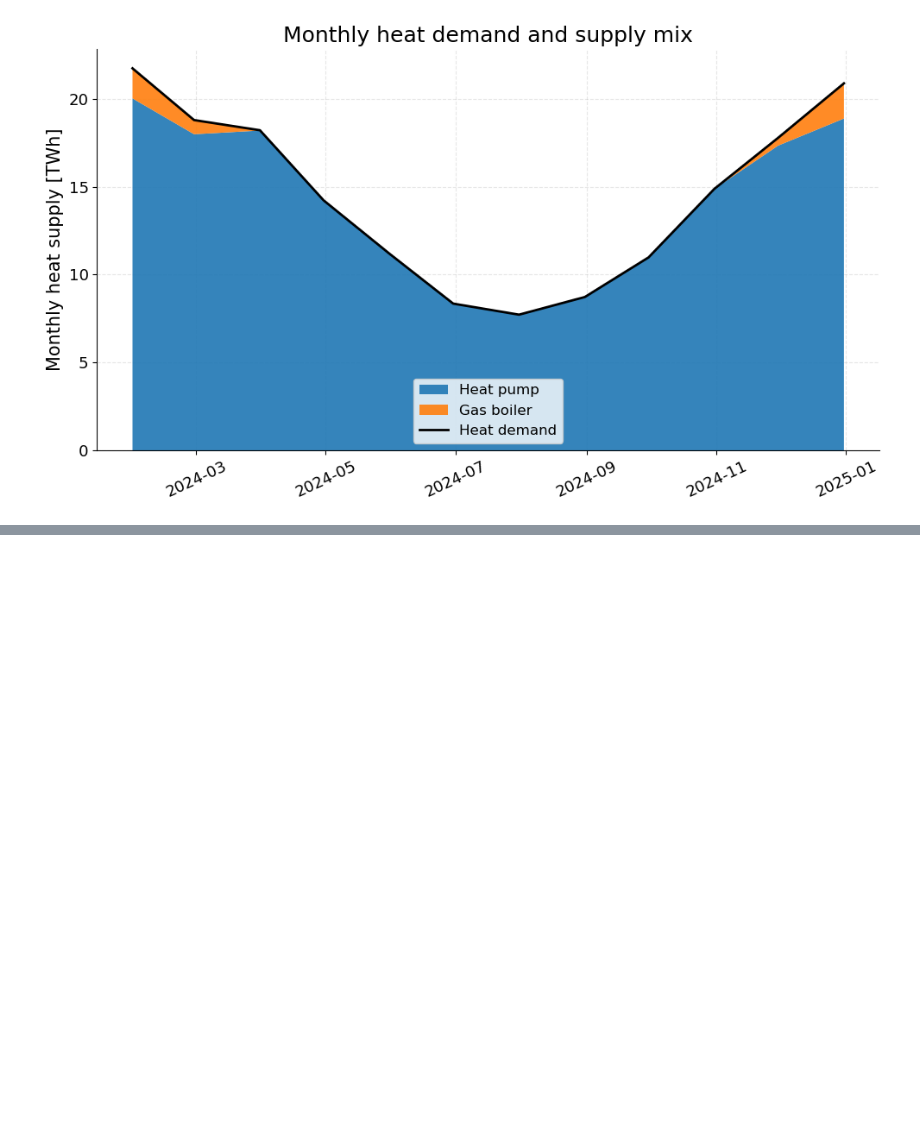
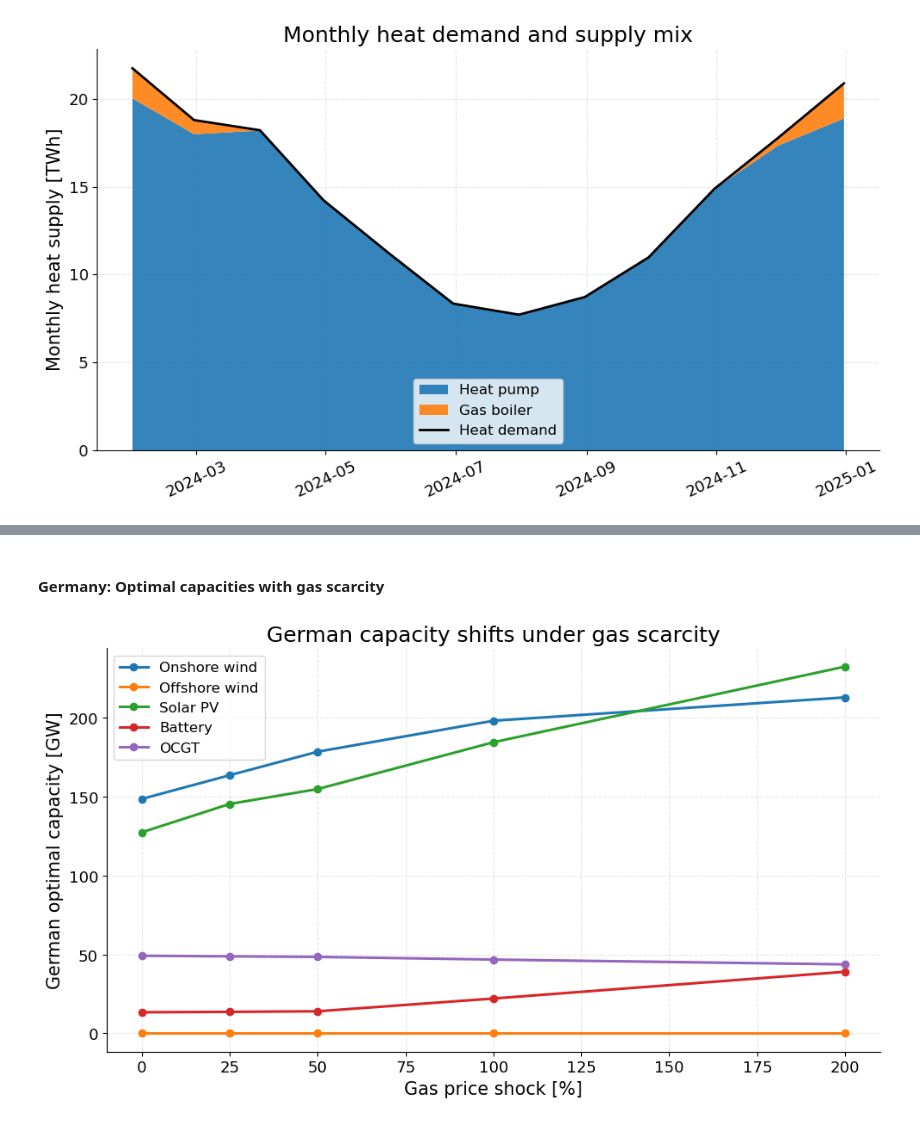
Before and after one commit to fortero23/Integrated_Energy_Grids, a Jupyter notebook: Modules/Assignment2.ipynb, the cells around one changed output, grey strips where cells are left out. Saved outputs shown, nothing was run; the diff lists cells and outputs as text; code cells hidden in the pictures; blank space fills up the shorter version.

```diff
--- a/Modules/Assignment2.ipynb
+++ b/Modules/Assignment2.ipynb
@@ -1671,0 +1682,6 @@ plt.show()
+# %%
+gas_price_shocks_pct = [0, 25, 50, 100, 200]
+baseline_methane_supply_cost = methane_supply_cost.copy()
+
+print("Baseline methane supply costs [EUR/MWh_th]:")
+print(pd.Series(baseline_methane_supply_cost))
@@ -1671,0 +1810,32 @@ plt.show()
+# %% [markdown]
+#### Germany: Optimal capacities with gas scarcity
+# %%
+capacity_columns = {
+    "Onshore wind": section_j_results_df["wind_onshore_de_mw"],
+    "Offshore wind": section_j_results_df["wind_offshore_de_mw"],
+    "Solar PV": section_j_results_df["solar_de_mw"],
+    "Battery": section_j_results_df["battery_de_mw"],
+    "OCGT": section_j_results_df["ocgt_de_mw"],
+}
+cap_scale, cap_unit = choose_scale(pd.concat(list(capacity_columns.values())), "power_mw")
+
+fig, ax = plt.subplots(figsize=(10, 5.8))
+for label, series in capacity_columns.items():
+    ax.plot(
+        section_j_results_df["gas_price_shock_pct"],
+        series / cap_scale,
+        marker="o",
+        linewidth=2.2,
+        markersize=6,
+        label=label,
+    )
+ax.set_xlabel("Gas price shock [%]", fontsize=15)
+ax.set_ylabel(f"German optimal capacity [{cap_unit}]", fontsize=15)
+ax.set_title("German capacity shifts under gas scarcity", fontsize=18)
+style_axes(ax)
+ax.legend(fontsize=12, frameon=True)
+fig.tight_layout()
+fig.savefig(PLOTS_DIR / "section_j_german_capacities_vs_gas_shock.png", dpi=300)
+plt.show()
+# %% [output]
+[figure, added]
```
Also changed, not shown: parts of 11 cells of this notebook.
